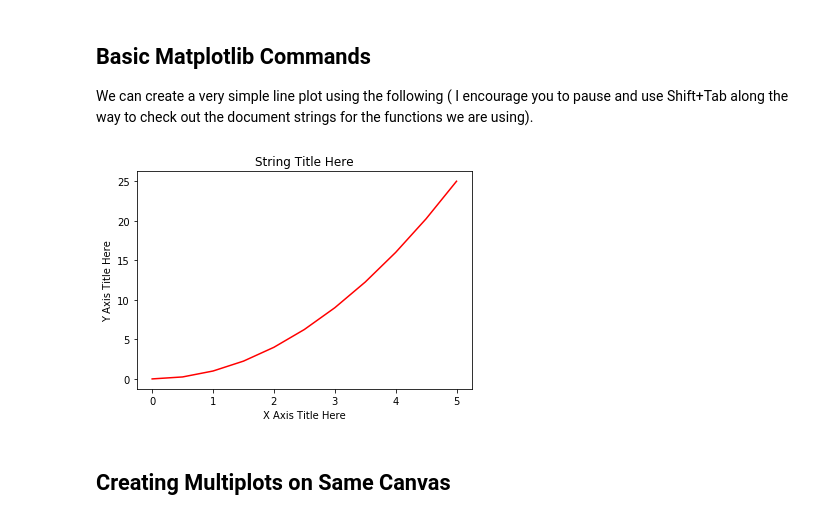
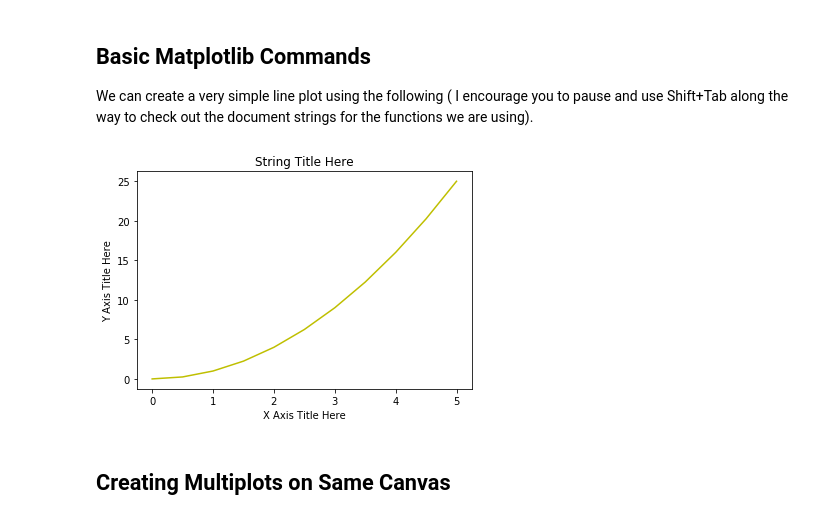
Before and after one commit to kckartik17/Artificial-Intelligence, a Jupyter notebook: Matplotlib/01 Matplotlib Concepts.ipynb, the cells around one changed output. Cells and saved outputs as stored; diff of their text form; code cells hidden in the pictures.

```diff
--- a/Matplotlib/01 Matplotlib Concepts.ipynb
+++ b/Matplotlib/01 Matplotlib Concepts.ipynb
@@ -64,13 +64,13 @@ array([  0.  ,   0.25,   1.  ,   2.25,   4.  ,   6.25,   9.  ,  12.25,
 
 We can create a very simple line plot using the following ( I encourage you to pause and use Shift+Tab along the way to check out the document strings for the functions we are using).
 # %%
-plt.plot(x, y, 'r') # 'r' is the color red
+plt.plot(x, y, 'y') # 'r' is the color red
 plt.xlabel('X Axis Title Here')
 plt.ylabel('Y Axis Title Here')
 plt.title('String Title Here')
 plt.show()
 # %% [output]
-[figure, old version]
+[figure, new version]
 # %% [markdown]
 ## Creating Multiplots on Same Canvas
 # %%
```
Also changed, not shown: parts of 1 cell of this notebook, 8 other files.
